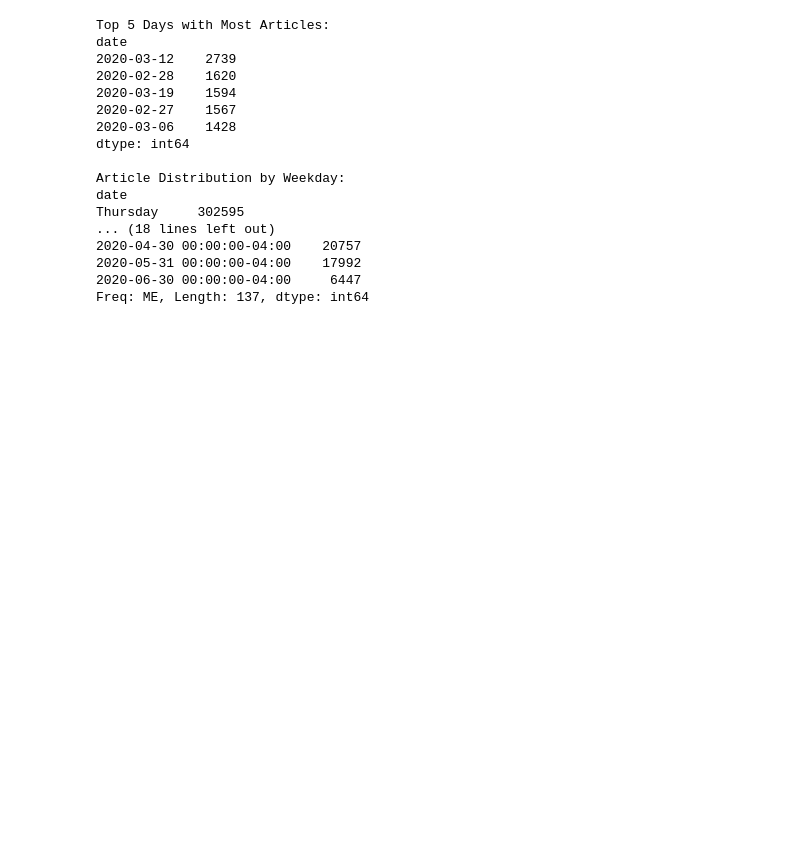
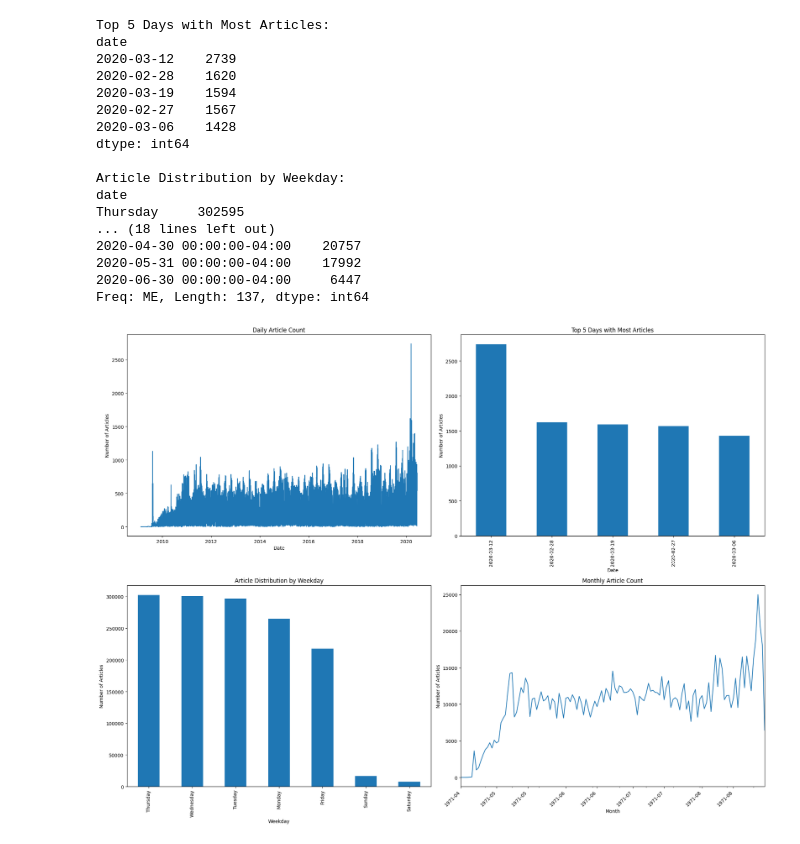
Before and after one commit to brook1167/Nova-Financial-Solutions, a Jupyter notebook: notebooks/Descriptive_statistics.ipynb, the cells around one changed output. Drawn from its saved outputs; the diff is of its cells as text; code cells hidden in the pictures; blank space fills up the shorter version.

Commit message:
plot publication trend

```diff
--- a/notebooks/Descriptive_statistics.ipynb
+++ b/notebooks/Descriptive_statistics.ipynb
@@ -156,3 +156,10 @@ Thursday     302595
 2020-05-31 00:00:00-04:00    17992
 2020-06-30 00:00:00-04:00     6447
 Freq: ME, Length: 137, dtype: int64
+# %%
+ # Plot publication trends
+
+fig = plot_publication_trends(date_analysis)
+plt.show()
+# %% [output]
+[figure, added]
```
